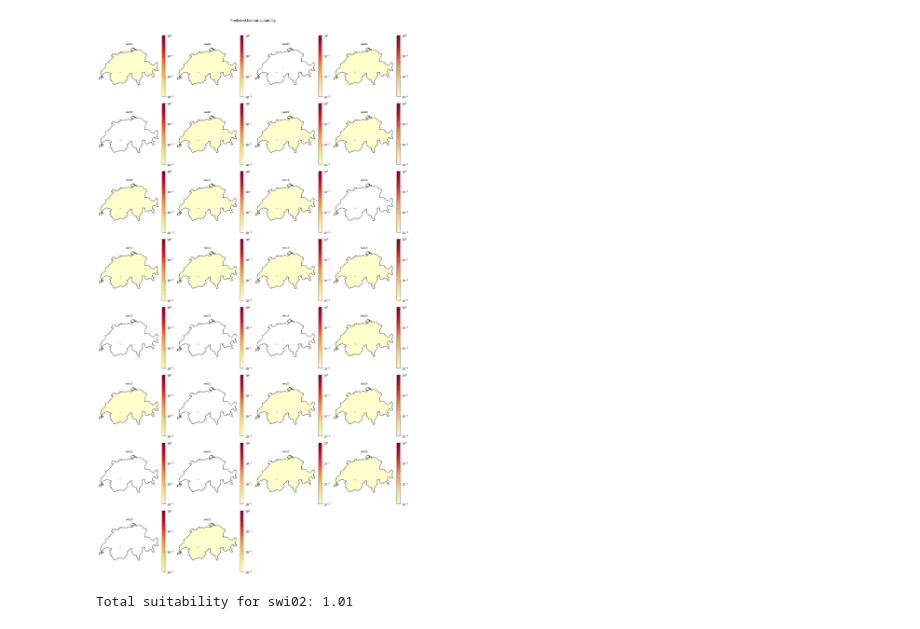
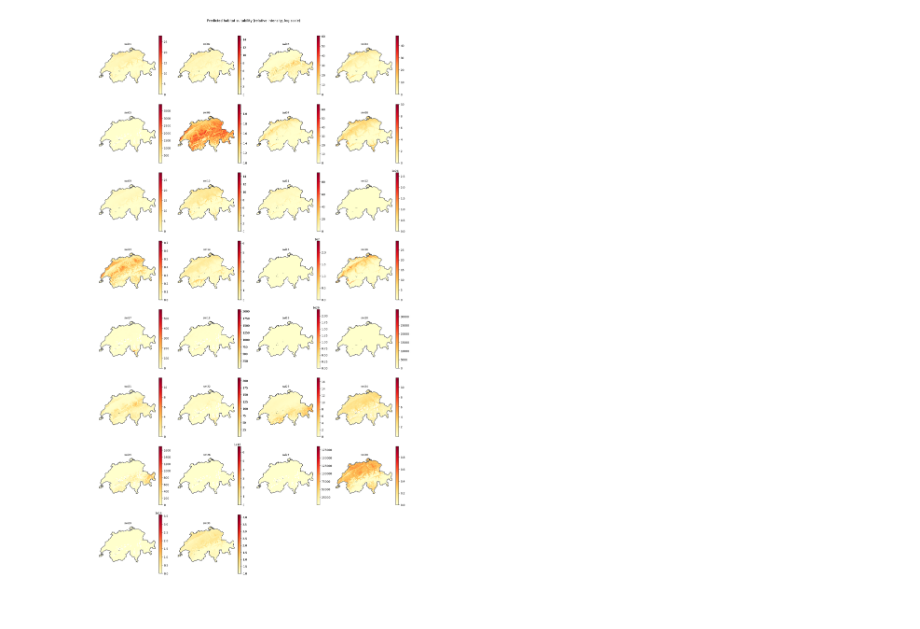
Before and after one commit to pabloubilla/deep-sdm-exercise, a Jupyter notebook: sdm_exercise.ipynb, the cells around one changed output. Saved outputs shown, nothing was run; the diff lists cells and outputs as text; code cells hidden in the pictures.

```diff
--- a/sdm_exercise.ipynb
+++ b/sdm_exercise.ipynb
@@ -12,0 +33,11 @@ Where $\lambda$ is obtained from the raw output of a Neural Network as: $\lambda
+# %%
+class DeepMaxEntLoss(nn.Module):
+    def __init__(self):
+        super().__init__()
+
+    def forward(self, input, target):
+        # log-softmax over the batch dimension gives log(λ_ij / Σ_b λ_bj)
+        logp = input.log_softmax(dim=0)
+        loss_num = -(target * logp).sum()
+        loss_den = target.sum().clamp_min(1e-8)
+        return loss_num / loss_den
@@ -275,33 +270,27 @@ for src in rasters.values(): src.close()
 # %%
-# LogNorm for better color scaling of suitability
-from matplotlib.colors import LogNorm
+# from matplotlib.colors import LogNorm
 
-ncols = 4
-nrows = int(np.ceil(len(species) / ncols))
+ncols  = 4
+nrows  = int(np.ceil(len(species) / ncols))
+extent = [ref.bounds.left, ref.bounds.right, ref.bounds.bottom, ref.bounds.top]
+
 fig, axes = plt.subplots(nrows, ncols, figsize=(ncols * 4, nrows * 3.5))
 
 for ax, sp, i in zip(axes.flat, species, range(len(species))):
-    im = ax.imshow(intensity_maps[:, :, i], origin="upper", extent=extent,
-                   cmap="YlOrRd", norm=LogNorm(vmin=1e-3, vmax=1))
-    border.boundary.plot(ax=ax, linewidth=0.6, color="black")
+    im = ax.imshow(
+        intensity_maps[:, :, i], origin='upper', extent=extent,
+        cmap='YlOrRd'
+    )
+    border.boundary.plot(ax=ax, linewidth=0.6, color='black')
     ax.set_title(sp, fontsize=9)
-    ax.axis("off")
+    ax.axis('off')
     plt.colorbar(im, ax=ax, fraction=0.046, pad=0.02)
 
 for ax in axes.flat[len(species):]:
-    ax.axis("off")
+    ax.axis('off')
 
-plt.suptitle("Predicted habitat suitability", y=1.01)
+plt.suptitle('Predicted habitat suitability (relative intensity, log scale)', y=1.01)
 plt.tight_layout()
 plt.show()
-
-for src in rasters.values(): src.close()
 # %% [output]
-[figure, old version]
+[figure, new version]
-# %%
-# nansum for species 1
-species1 = intensity_maps[:,:,1]
-total_suitability = np.nansum(species1)
-print(f"Total suitability for {species[1]}: {total_suitability:.2f}")
-# %% [output]
-Total suitability for swi02: 1.01
```
Also changed, not shown: parts of 17 cells of this notebook, 2 other files.
